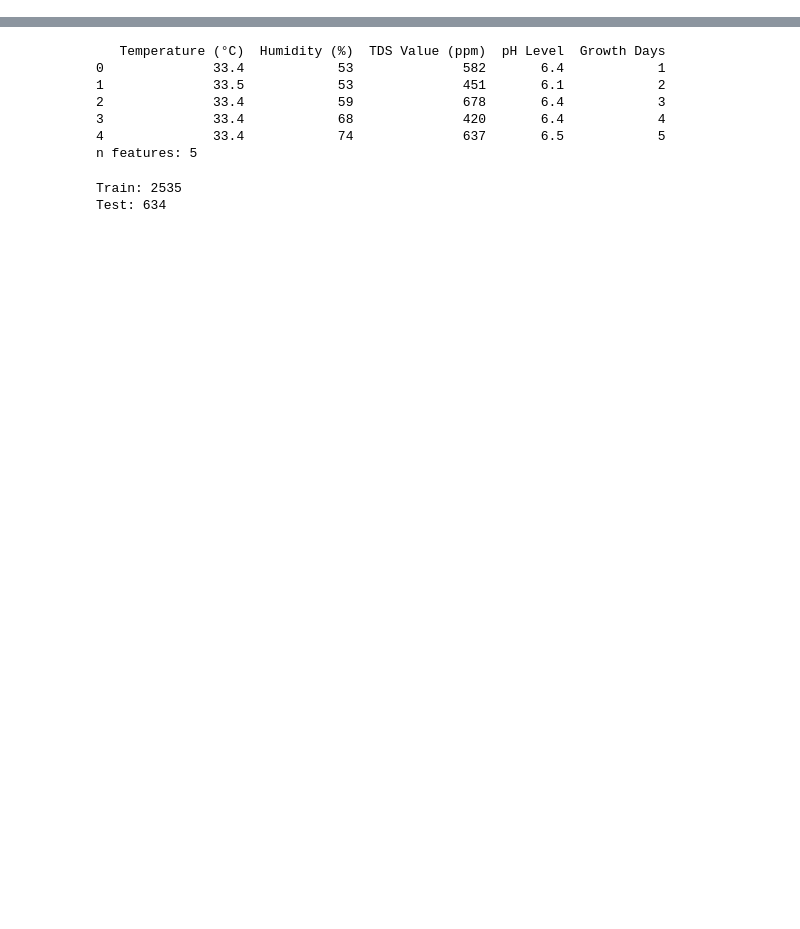
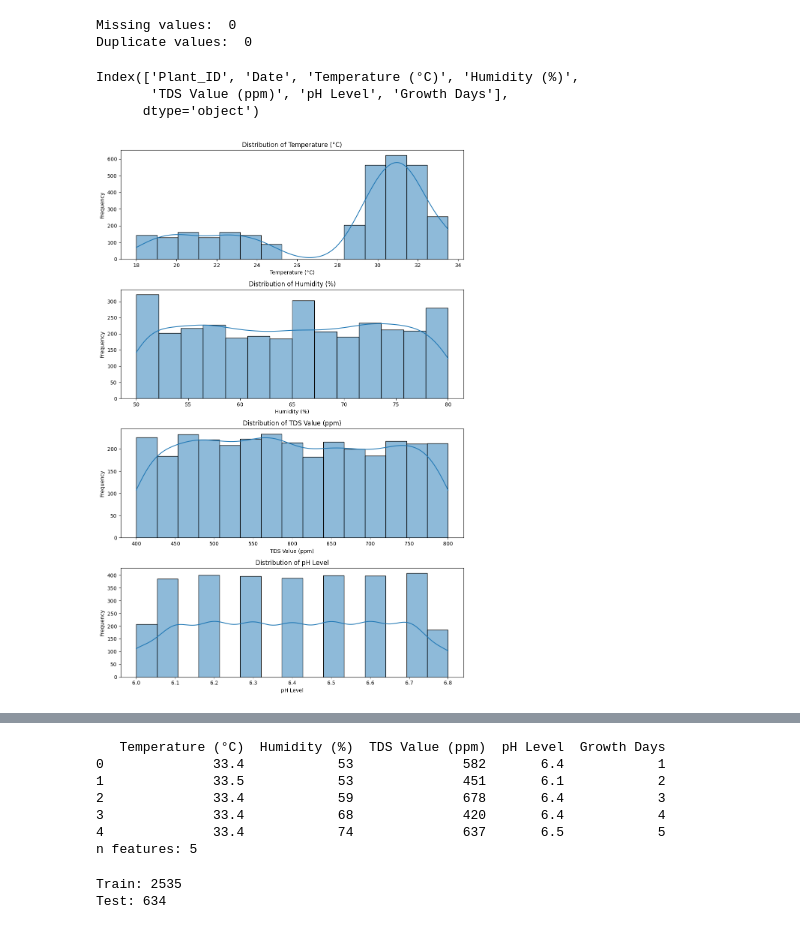
Before and after one commit to Figo628/ML-Team-Capstone-C241-PS448, a Jupyter notebook: ml_Kukuh/lettuce-MLP3.ipynb, the cells around one changed output, grey strips where cells are left out. Saved outputs shown, nothing was run; the diff lists cells and outputs as text; code cells hidden in the pictures; blank space fills up the shorter version.

```diff
--- a/ml_Kukuh/lettuce-MLP3.ipynb
+++ b/ml_Kukuh/lettuce-MLP3.ipynb
@@ -16,3 +18,7 @@ def windowed_dataset(series, batch_size, n_past=24, n_future=4, shift=1):
     ds = ds.map(lambda w: (w[:-n_future], w[-n_future:, :1]))
     ds = ds.batch(batch_size).prefetch(shift)
     return ds
+# %%
+# Retrieve dataset
+lettuce_df = pd.read_csv(os.path.join('./dataset/2/lettuce_dataset.csv'), sep=',', encoding='ISO-8859-1')
+lettuce_df.head()
@@ -18,0 +61,13 @@ def windowed_dataset(series, batch_size, n_past=24, n_future=4, shift=1):
+# %%
+# Check for missing and duplicate values
+print('Missing values: ', lettuce_df.isnull().any().sum())
+print('Duplicate values: ', lettuce_df.duplicated().sum())
+# %% [output]
+Missing values:  0
+Duplicate values:  0
+# %%
+lettuce_df.columns
+# %% [output]
+Index(['Plant_ID', 'Date', 'Temperature (°C)', 'Humidity (%)',
+       'TDS Value (ppm)', 'pH Level', 'Growth Days'],
+      dtype='object')
@@ -18,0 +81,17 @@ def windowed_dataset(series, batch_size, n_past=24, n_future=4, shift=1):
+# %%
+# Check for the distribution of the features
+feature_to_plot = ['Temperature (°C)', 'Humidity (%)',
+       'TDS Value (ppm)', 'pH Level']
+
+fig, axs = plt.subplots(len(feature_to_plot), figsize=(10, 15))
+
+# plot each feature's distribution
+for i, feature in enumerate(feature_to_plot):
+    sns.histplot(lettuce_df[feature], ax=axs[i], kde=True)
+    axs[i].set_title(f'Distribution of {feature}')
+    axs[i].set_ylabel('Frequency')
+
+plt.tight_layout()
+plt.show()
+# %% [output]
+[figure, added]
```
Also changed, not shown: parts of 21 cells of this notebook, 6 other files.
